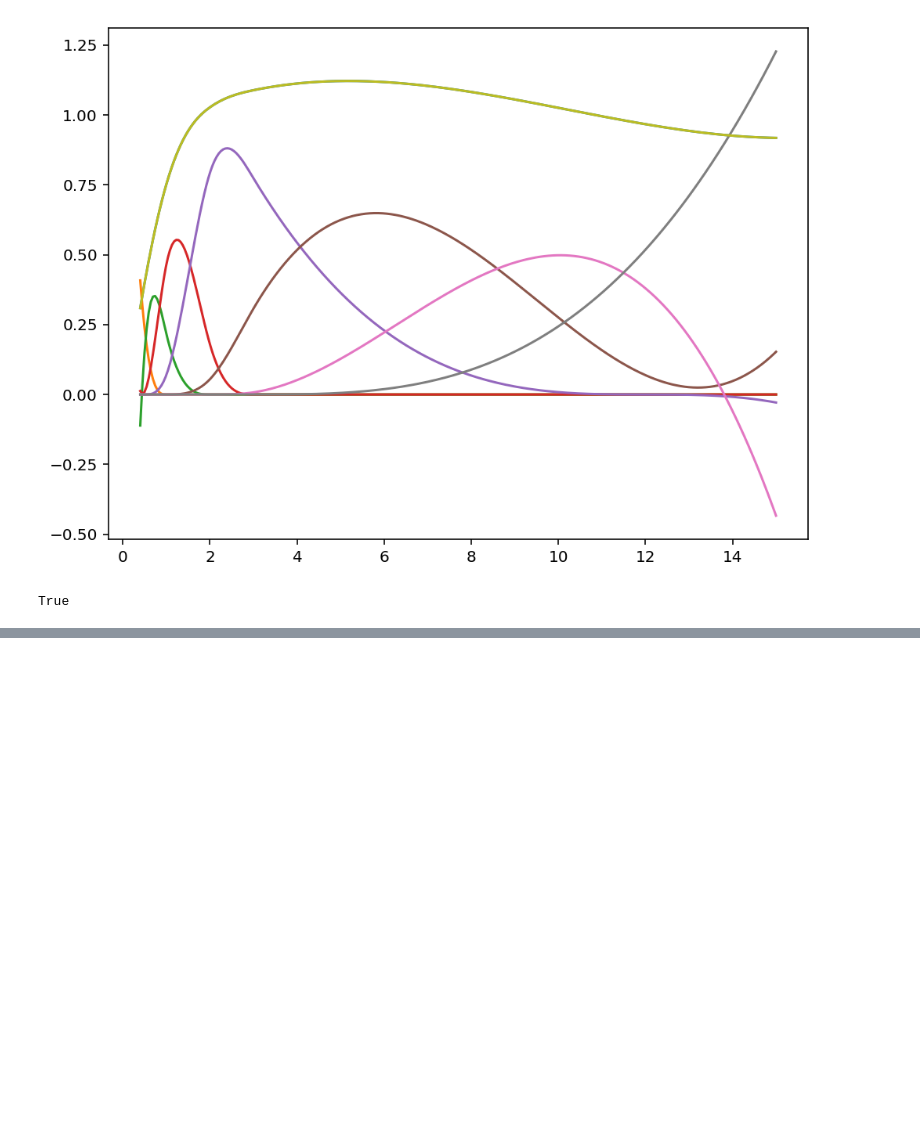
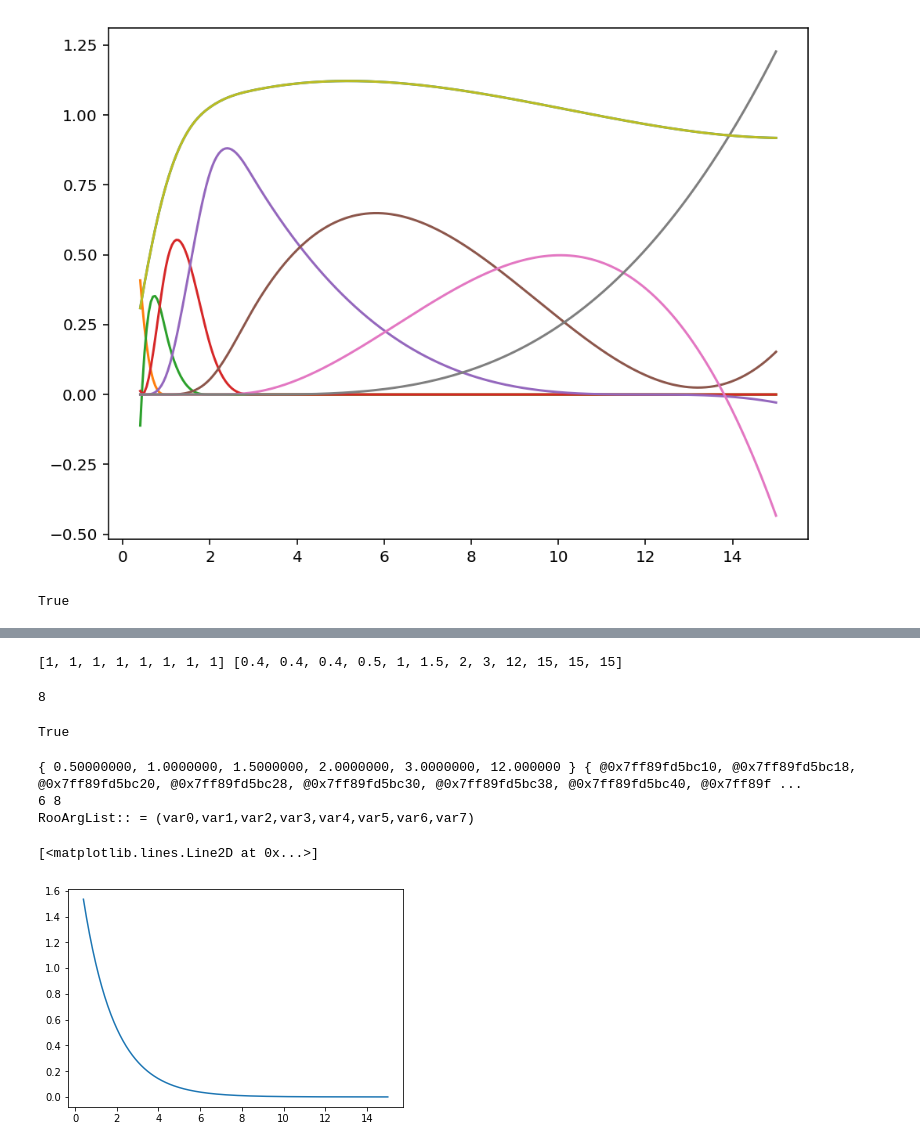
Before and after one commit to bixel/RooCubicSplineInvestigation, a Jupyter notebook: Splines.ipynb, the cells around one changed output, grey strips where cells are left out. Drawn from its saved outputs; the diff is of its cells as text; code cells hidden in the pictures; blank space fills up the shorter version.

```diff
--- a/Splines.ipynb
+++ b/Splines.ipynb
@@ -455,0 +456,51 @@ plt.legend(loc='best')
+# %%
+print(c, t)
+# %% [output]
+[1, 1, 1, 1, 1, 1, 1, 1] [0.4, 0.4, 0.4, 0.5, 1, 1.5, 2, 3, 12, 15, 15, 15]
+# %%
+# t = [0.4, 0.4, 0.4, 0.5, 1.5, 2, 3, 4, 10, 15, 15, 15]  # new try
+t = [0.4, 0.4, 0.4, 0.5, 1, 1.5, 2, 3, 12, 15, 15, 15]  # classic positions
+# t = [0.4, 0.4, 0.4, 0.41, 1, 1.5, 2, 6, 14.9, 15, 15, 15]  # "newknots"
+# %%
+cfit = np.ones_like(t[2:-2])
+coefflist = ROOT.RooArgList()
+coeffRootList = []
+for i, cval in enumerate(cfit):
+    coeffRootList.append(ROOT.RooRealVar(f'var{i}', f'var{i}', cval, 0, 2))
+    if i in [6]:
+        coeffRootList[-1].setConstant(True)
+    coefflist.add(coeffRootList[-1])
+knots = ROOT.std.vector('double')()
+for tval in t[3:-3]:
+    knots.push_back(tval)
+# %%
+coefflist.size()
+# %% [output]
+8
+# %%
+knots.size() + 2 == coefflist.size()
+# %% [output]
+True
+# %%
+print(knots, coefflist)
+coefflist.Print()
+print(len(knots), len(cfit))
+# %% [output]
+{ 0.50000000, 1.0000000, 1.5000000, 2.0000000, 3.0000000, 12.000000 } { @0x7ff89fd5bc10, @0x7ff89fd5bc18, @0x7ff89fd5bc20, @0x7ff89fd5bc28, @0x7ff89fd5bc30, @0x7ff89fd5bc38, @0x7ff89fd5bc40, @0x7ff89f ...
+6 8
+RooArgList:: = (var0,var1,var2,var3,var4,var5,var6,var7)
+# %%
+acceptancepdf = ROOT.RooCubicSplineFun('acc', 'acc', time, knots, coefflist)
+efficiencymodel = ROOT.RooGaussEfficiencyModel('trm', 'trm', time, acceptancepdf, rmean, rwidth)
+fullpdf = ROOT.RooDecay('fullpdf', 'fullpdf', time, tau, efficiencymodel, ROOT.RooDecay.SingleSided)
+# %%
+xs = np.linspace(0.4, 15, 300)
+ys = []
+for x in xs:
+    time.setVal(x)
+    ys.append(fullpdf.getVal())
+# %%
+plt.plot(xs, ys)
+# %% [output]
+[<matplotlib.lines.Line2D at 0x...>]
+[figure, added]
```
Also changed, not shown: parts of 24 cells of this notebook, 9 other files.
